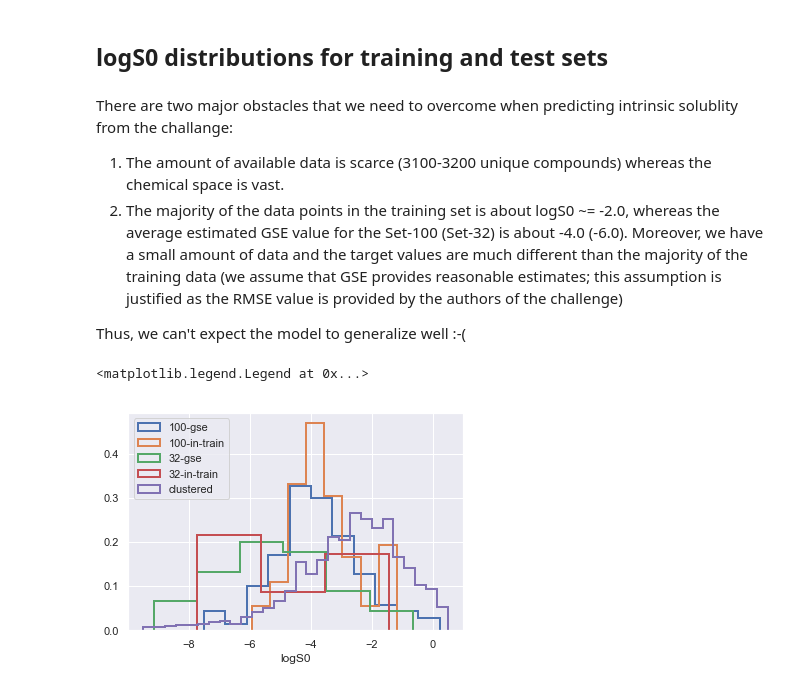
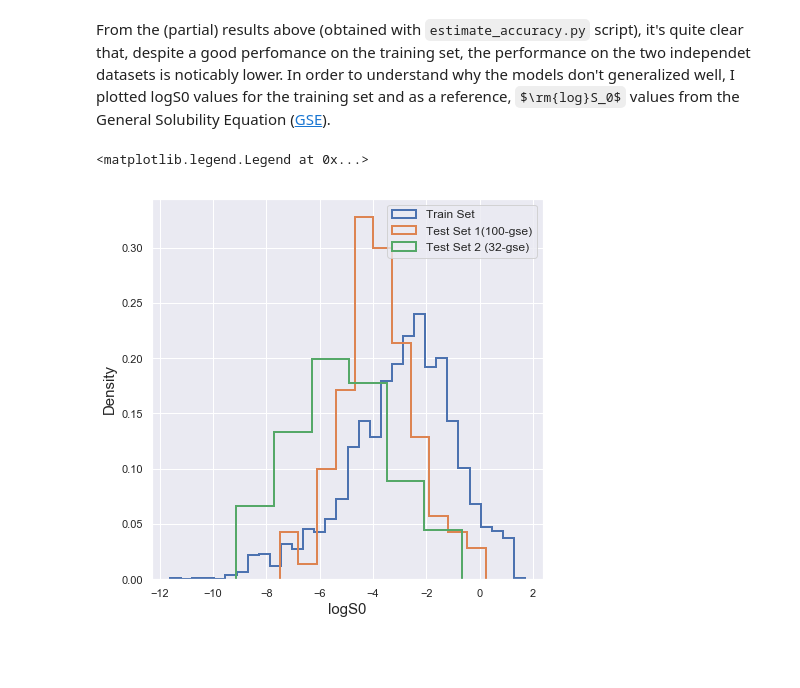
Before and after one commit to pgniewko/solubility, a Jupyter notebook: src/notebooks/Analysis.ipynb, the cells around one changed output. Saved outputs shown, nothing was run; the diff lists cells and outputs as text; code cells hidden in the pictures; some formulas as TeX source; blank space fills up the shorter version.

```diff
--- a/src/notebooks/Analysis.ipynb
+++ b/src/notebooks/Analysis.ipynb
@@ -5,0 +26,11 @@ sns.set()
+# %%
+CURRENT_PATH = os.getcwd()
+RESULTS_PATH = '{}/../../results'.format(CURRENT_PATH)
+
+models_data_files = ['esol-no-in-100.dat',
+                     'rf-no-in-100.dat',
+                     'nfp-no-in-100.dat',
+                     'ensemble-no-in-100.dat',
+                     'mpnn.delaney.dat']
+
+statistics_map = {'mse':0, 'mae':1, 'pearsonr':2}
@@ -6,3 +143,5 @@ sns.set()
+# %% [markdown]
+From the (partial) results above (obtained with `estimate_accuracy.py` script), it's quite clear that, despite a good perfomance on the training set, the performance on the two independet datasets is noticably lower. In order to understand why the models don't generalized well, I plotted logS0 values for the training set and as a reference, $\rm{log}S_0$ values from the  General Solubility Equation ([GSE](https://practicalcheminformatics.blogspot.com/2018/09/predicting-aqueous-solubility-its.html)).
 # %%
 def get_data(fname):
     vals = []
@@ -15,31 +154,24 @@ def get_data(fname):
 
 def plot_data(fname, label=''):
     vals = get_data(fname)
-    sns.distplot(vals, norm_hist=True, hist=True, kde=False, hist_kws={"label":label, "histtype": "step", "linewidth": 2, "alpha": 1})
+    sns.distplot(vals,
+                 norm_hist=True,
+                 hist=True,
+                 kde=False,
+                 hist_kws={"label":label, "histtype": "step", "linewidth": 2, "alpha": 1.0}
+                )
-# %% [markdown]
-## logS0 distributions for training and test sets
-# %% [markdown]
-There are two major obstacles that we need to overcome when predicting intrinsic solublity from the challange:
-1. The amount of available data is scarce (3100-3200 unique compounds) whereas the chemical space is vast.
-2. The majority of the data points in the training set is about logS0 ~= -2.0, whereas the average estimated GSE value for the Set-100 (Set-32) is about -4.0 (-6.0). Moreover, we have a small amount of data and the target values are much different than the majority of the training data (we assume that GSE provides reasonable estimates; this assumption is justified as the RMSE value is provided by the authors of the challenge)
-
-Thus, we can't expect the model to generalize well :-(
 # %%
-filename = '/Users/pawel/Projects/solubility/data/training/solubility.uniq.no-in-100.smi'
-f_100_gse = '/Users/pawel/Projects/solubility/data/test/test_100.with.gse.smi'
-f_100 = '/Users/pawel/Projects/solubility/data/test/test_100.in-train.smi'
-f_32_gse = '/Users/pawel/Projects/solubility/data/test/test_32.with.gse.smi'
-f_32 = '/Users/pawel/Projects/solubility/data/test/test_32.in-train.smi'
-clustered = '/Users/pawel/Projects/solubility/data/training/solubility.clustered.no-in-100.smi'
+filename = '{}/../../data/training/solubility.uniq.no-in-100.smi'.format(CURRENT_PATH)
+f_100_gse = '{}/../../data/test/test_100.with.gse.smi'.format(CURRENT_PATH)
+f_32_gse = '{}/../../data/test/test_32.with.gse.smi'.format(CURRENT_PATH)
 
-#plot_data(filename, 'train')
-plot_data(f_100_gse, '100-gse')
-plot_data(f_100, '100-in-train')
-plot_data(f_32_gse, '32-gse')
-plot_data(f_32, '32-in-train')
-plot_data(clustered, 'clustered')
-plt.xlabel("logS0")
-plt.legend()
+fig = plt.figure(figsize=(7,7))
+plot_data(filename, 'Train Set')
+plot_data(f_100_gse, 'Test Set 1(100-gse)')
+plot_data(f_32_gse, 'Test Set 2 (32-gse)')
+plt.xlabel("logS0", fontsize=15)
+plt.ylabel("Density", fontsize=15)
+plt.legend(fontsize=12,loc=0)
 # %% [output]
 <matplotlib.legend.Legend at 0x...>
-[figure, old version]
+[figure, new version]
```
Also changed, not shown: parts of 12 cells of this notebook, 2 other files.
